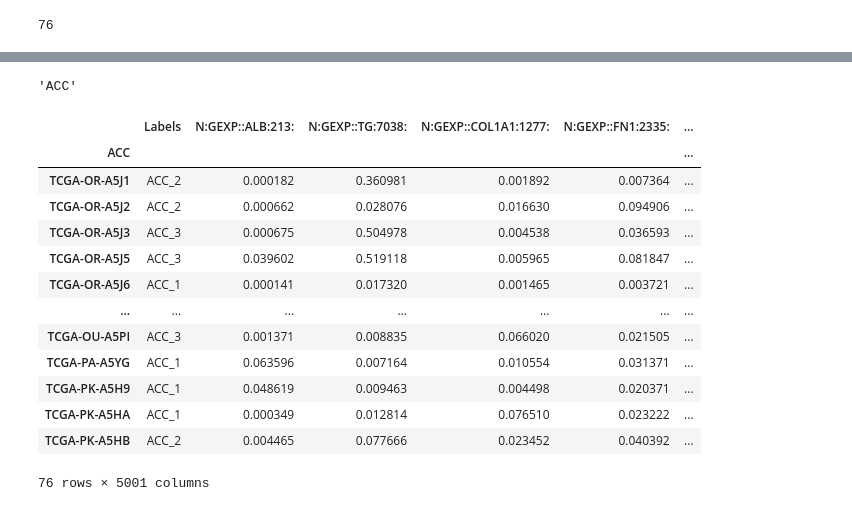
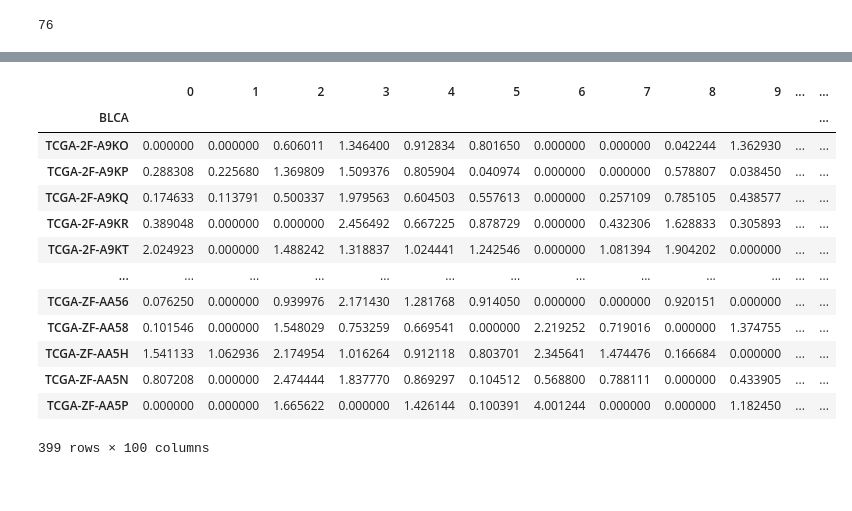
Before and after one commit to briankarlberg/synthetic_TCGA_data_gen, a Jupyter notebook: g_devel/b_train-on-all.ipynb, the cells around one changed output, grey strips where cells are left out. Drawn from its saved outputs; the diff is of its cells as text; code cells hidden in the pictures.

```diff
--- a/g_devel/b_train-on-all.ipynb
+++ b/g_devel/b_train-on-all.ipynb
@@ -204,7 +213,7 @@ for c in c_lst:
 # Train-on-one using within-cohort normed data
 # for c in stacked.Labels.str.split('_').str[0].unique():
 c_lst = full_stack.Labels.str.split('_').str[0].unique()
-
+# c_lst = ['ACC', 'BLCA'] # Devel cohort control
 plt_v = 17
 nrm_wthn_pths = sorted(glob.glob('data_GEXP_5k_col_norm/*.tsv'))
 for c in c_lst:
@@ -241,7 +250,7 @@ for c in c_lst:
     vae = Model(encoder_inputs, vae_layer)
     vae.compile(optimizer=adam, loss=None, loss_weights=[beta])
 
-    epochs=100
+    epochs=35
 
     fit_start = time.time()
     history = vae.fit(stack_less_one.iloc[:, 1:],  #       <-------- fit the VAE here
@@ -265,7 +274,7 @@ for c in c_lst:
                  '\nNormalization = divide by max(),\n'+
                  '                       column-wise,\n'+
                  '                       within each cohort'+
-                 '\nFit time = '+str(fit_end),
+                 '\nFit time = '+str(round(fit_end,2 )),
                 xy=(.4, .8), xycoords='figure fraction',
                 horizontalalignment='left', verticalalignment='top',
                 )
@@ -290,17 +299,18 @@ for c in c_lst:
                  index=decode_df.index,
                     # columns=decode_df.iloc[:, 1:].columns # Columns are different because this is latent space
             )
-
-    latent_object.to_csv('train-on-all_latent_objects/
-    break
+    latent_object.index.name = c
+    latent_object.to_csv('train-on-all_latent_objects/trn-on-n24_'+c+'_latent_object.tsv',
+        sep = '\t')
+    # break
     decoded_labeled = pd.concat( [pd.DataFrame(y_df), decoded] , axis =1)
     decoded_labeled.to_csv(
-        'train-on-all_decoded/trn-on-n24_'+c+'_held_out'+
+        'train-on-all_decoded/trn-on-n24_'+c+'_decoded,'+
         str(round(fit_end,2))+'_fit_time.tsv',
         sep = '\t')
 
     print(str(c) + ' done')
     print(' ')
-
+    # break
 print('Train-on-all experiment done')
 # %% [output]
@@ -389,22 +360,20 @@ decoded
-# %%
-c
-# %% [output]
-'ACC'
-# %%
-train_df
-# %% [output]
-|  | Labels | N:GEXP::ALB:213: | N:GEXP::TG:7038: | N:GEXP::COL1A1:1277: | N:GEXP::FN1:2335: | ... |
-| ACC |  |  |  |  |  | ... |
-| TCGA-OR-A5J1 | ACC_2 | 0.000182 | 0.360981 | 0.001892 | 0.007364 | ... |
-| TCGA-OR-A5J2 | ACC_2 | 0.000662 | 0.028076 | 0.016630 | 0.094906 | ... |
-| TCGA-OR-A5J3 | ACC_3 | 0.000675 | 0.504978 | 0.004538 | 0.036593 | ... |
-| TCGA-OR-A5J5 | ACC_3 | 0.039602 | 0.519118 | 0.005965 | 0.081847 | ... |
-| TCGA-OR-A5J6 | ACC_1 | 0.000141 | 0.017320 | 0.001465 | 0.003721 | ... |
-| ... | ... | ... | ... | ... | ... | ... |
-| TCGA-OU-A5PI | ACC_3 | 0.001371 | 0.008835 | 0.066020 | 0.021505 | ... |
-| TCGA-PA-A5YG | ACC_1 | 0.063596 | 0.007164 | 0.010554 | 0.031371 | ... |
-| TCGA-PK-A5H9 | ACC_1 | 0.048619 | 0.009463 | 0.004498 | 0.020371 | ... |
-| TCGA-PK-A5HA | ACC_1 | 0.000349 | 0.012814 | 0.076510 | 0.023222 | ... |
-| TCGA-PK-A5HB | ACC_2 | 0.004465 | 0.077666 | 0.023452 | 0.040392 | ... |
-76 rows × 5001 columns
+# %%
+latent_object.index.name = c
+# %%
+latent_object
+# %% [output]
+|  | 0 | 1 | 2 | 3 | 4 | 5 | 6 | 7 | 8 | 9 | ... | ... |
+| BLCA |  |  |  |  |  |  |  |  |  |  |  | ... |
+| TCGA-2F-A9KO | 0.000000 | 0.000000 | 0.606011 | 1.346400 | 0.912834 | 0.801650 | 0.000000 | 0.000000 | 0.042244 | 1.362930 | ... | ... |
+| TCGA-2F-A9KP | 0.288308 | 0.225680 | 1.369809 | 1.509376 | 0.805904 | 0.040974 | 0.000000 | 0.000000 | 0.578807 | 0.038450 | ... | ... |
+| TCGA-2F-A9KQ | 0.174633 | 0.113791 | 0.500337 | 1.979563 | 0.604503 | 0.557613 | 0.000000 | 0.257109 | 0.785105 | 0.438577 | ... | ... |
+| TCGA-2F-A9KR | 0.389048 | 0.000000 | 0.000000 | 2.456492 | 0.667225 | 0.878729 | 0.000000 | 0.432306 | 1.628833 | 0.305893 | ... | ... |
+| TCGA-2F-A9KT | 2.024923 | 0.000000 | 1.488242 | 1.318837 | 1.024441 | 1.242546 | 0.000000 | 1.081394 | 1.904202 | 0.000000 | ... | ... |
+| ... | ... | ... | ... | ... | ... | ... | ... | ... | ... | ... | ... | ... |
+| TCGA-ZF-AA56 | 0.076250 | 0.000000 | 0.939976 | 2.171430 | 1.281768 | 0.914050 | 0.000000 | 0.000000 | 0.920151 | 0.000000 | ... | ... |
+| TCGA-ZF-AA58 | 0.101546 | 0.000000 | 1.548029 | 0.753259 | 0.669541 | 0.000000 | 2.219252 | 0.719016 | 0.000000 | 1.374755 | ... | ... |
+| TCGA-ZF-AA5H | 1.541133 | 1.062936 | 2.174954 | 1.016264 | 0.912118 | 0.803701 | 2.345641 | 1.474476 | 0.166684 | 0.000000 | ... | ... |
+| TCGA-ZF-AA5N | 0.807208 | 0.000000 | 2.474444 | 1.837770 | 0.869297 | 0.104512 | 0.568800 | 0.788111 | 0.000000 | 0.433905 | ... | ... |
+| TCGA-ZF-AA5P | 0.000000 | 0.000000 | 1.665622 | 0.000000 | 1.426144 | 0.100391 | 4.001244 | 0.000000 | 0.000000 | 1.182450 | ... | ... |
+399 rows × 100 columns
 # %%
```
Also changed, not shown: parts of 11 cells of this notebook, 3 other files.
